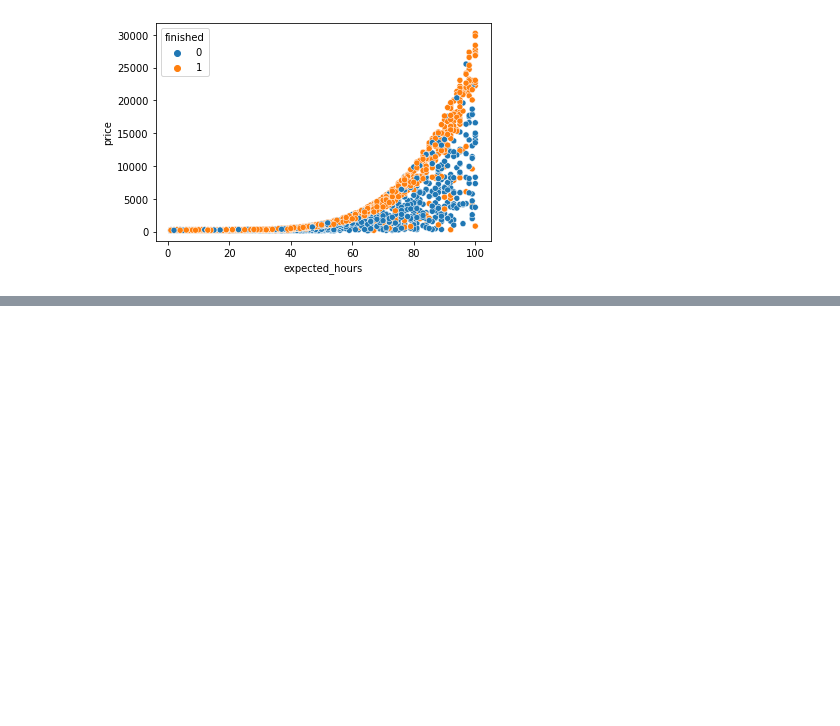
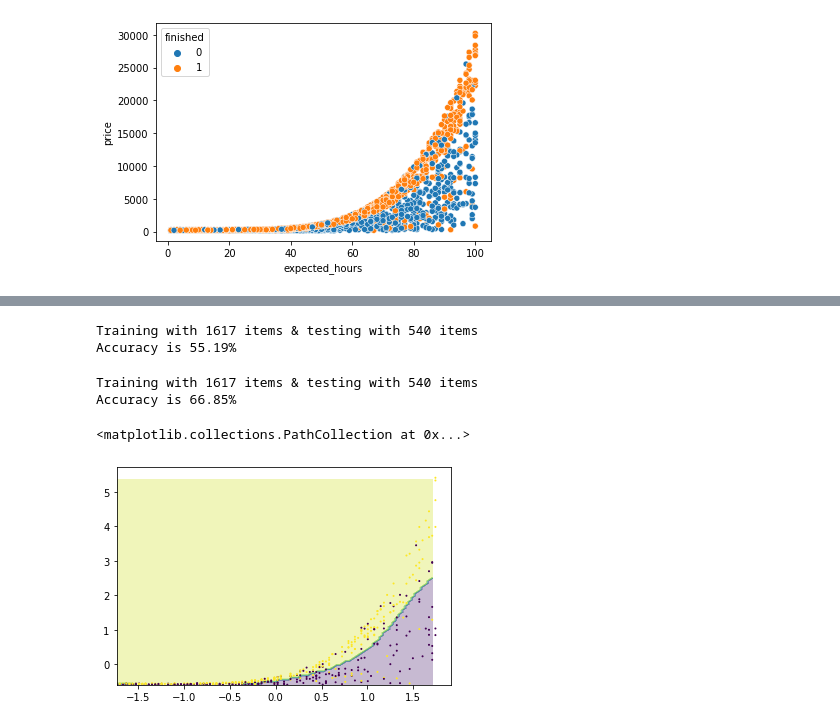
Before and after one commit to Victor-Fiamoncini/ml-binary-classification, a Jupyter notebook: site_projects.ipynb, the cells around one changed output, grey strips where cells are left out. Cells and saved outputs as stored; diff of their text form; code cells hidden in the pictures; blank space fills up the shorter version.

Commit message:
add SVC prediction with standard scaler

```diff
--- a/site_projects.ipynb
+++ b/site_projects.ipynb
@@ -71,0 +72,69 @@ plt.scatter(x_test.expected_hours, x_test.price, c=y_test, s=1)
+# %%
+from sklearn.svm import SVC
+
+SEED = 5
+np.random.seed(SEED)
+
+x_train, x_test, y_train, y_test = train_test_split(x, y, test_size=0.25, stratify=y, random_state=SEED)
+
+print('Training with %d items & testing with %d items' % (len(x_train), len(x_test)))
+
+model = SVC()
+model.fit(x_train, np.ravel(y_train))
+predictions = model.predict(x_test)
+
+accuracy = accuracy_score(y_test, predictions) * 100
+
+print('Accuracy is %.2f%%' % accuracy)
+# %% [output]
+Training with 1617 items & testing with 540 items
+Accuracy is 55.19%
+# %%
+from sklearn.preprocessing import StandardScaler
+
+SEED = 5
+np.random.seed(SEED)
+
+raw_x_train, raw_x_test, y_train, y_test = train_test_split(x, y, test_size=0.25, stratify=y, random_state=SEED)
+
+print('Training with %d items & testing with %d items' % (len(x_train), len(x_test)))
+
+scaler = StandardScaler()
+scaler.fit(raw_x_train)
+x_train = scaler.transform(raw_x_train)
+x_test = scaler.transform(raw_x_test)
+
+model = SVC()
+model.fit(x_train, np.ravel(y_train))
+predictions = model.predict(x_test)
+
+accuracy = accuracy_score(y_test, predictions) * 100
+
+print('Accuracy is %.2f%%' % accuracy)
+# %% [output]
+Training with 1617 items & testing with 540 items
+Accuracy is 66.85%
+# %%
+x_data = x_test[:,0]
+y_data = x_test[:,1]
+
+x_min = x_data.min()
+x_max = x_data.max()
+y_min = y_data.min()
+y_max = y_data.max()
+
+pixels = 100
+x_axis = np.arange(x_min, x_max, (x_max - x_min) / pixels)
+y_axis = np.arange(y_min, y_max, (y_max - y_min) / pixels)
+
+xx, yy = np.meshgrid(x_axis, y_axis)
+points = np.c_[xx.ravel(), yy.ravel()]
+
+Z = model.predict(points)
+Z = Z.reshape(xx.shape)
+
+plt.contourf(xx, yy, Z, alpha=0.3)
+plt.scatter(x_data, y_data, c=y_test, s=1)
+# %% [output]
+<matplotlib.collections.PathCollection at 0x...>
+[figure, added]
```
Also changed, not shown: parts of 3 cells of this notebook.
